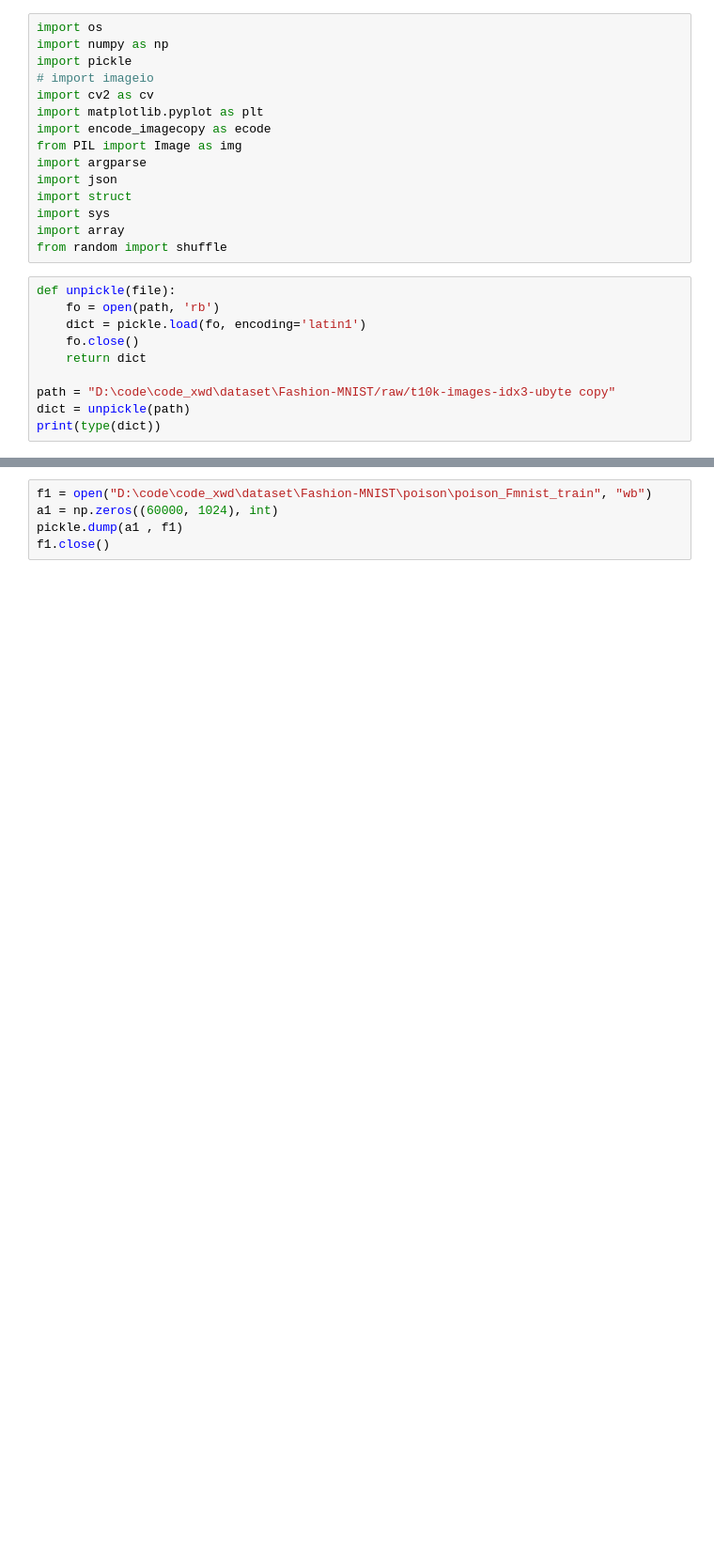
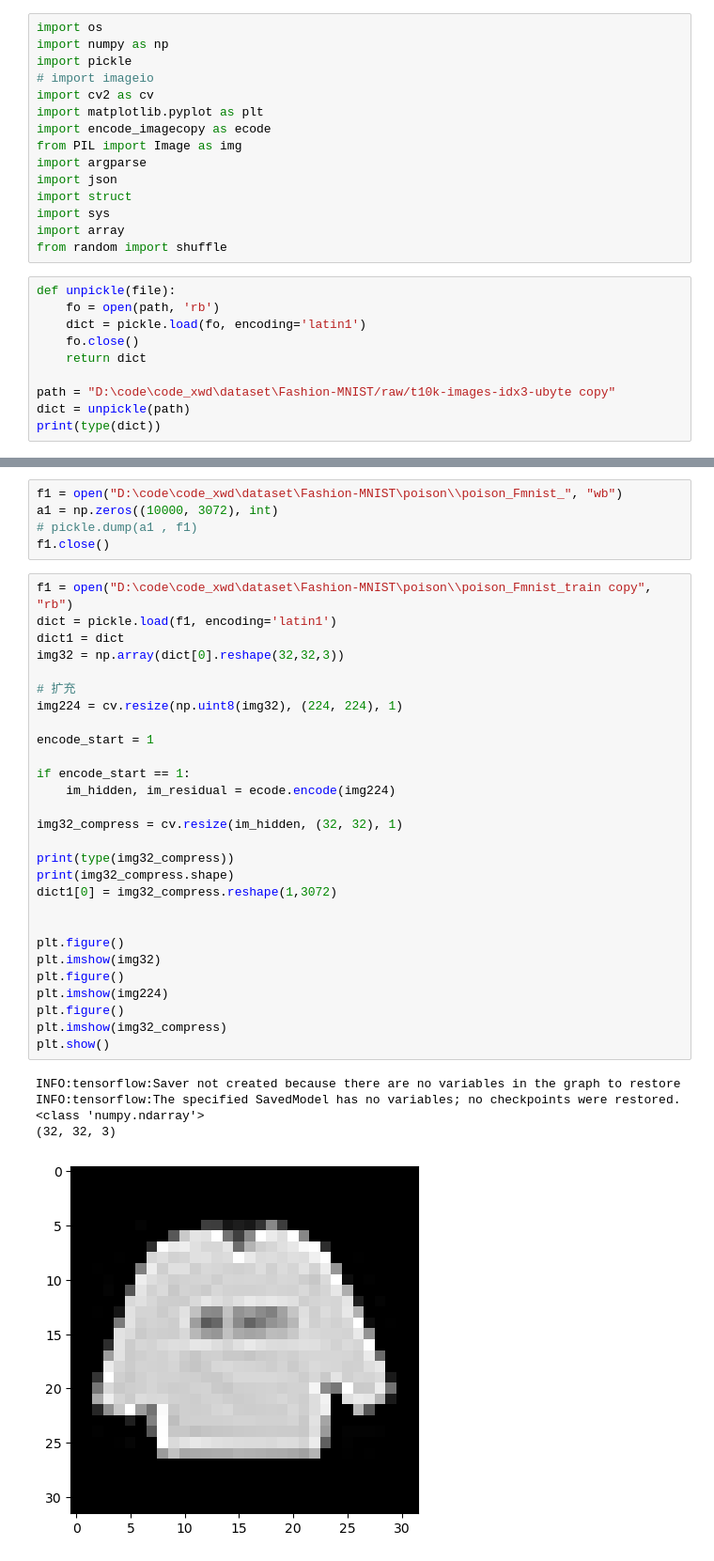
Before and after one commit to imomoe233/xwdaer_utils, a Jupyter notebook: read_change_mnist.ipynb, the cells around one changed output, grey strips where cells are left out. Shown at 94% size. Saved outputs shown, nothing was run; the diff lists cells and outputs as text; blank space fills up the shorter version.

```diff
--- a/read_change_mnist.ipynb
+++ b/read_change_mnist.ipynb
@@ -284,5 +293,39 @@ f1.close()
 # %%
-f1 = open("D:\code\code_xwd\dataset\Fashion-MNIST\poison\poison_Fmnist_train", "wb")
-a1 = np.zeros((60000, 1024), int)
-pickle.dump(a1 , f1)
+f1 = open("D:\code\code_xwd\dataset\Fashion-MNIST\poison\\poison_Fmnist_", "wb")
+a1 = np.zeros((10000, 3072), int)
+# pickle.dump(a1 , f1)
 f1.close()
+# %%
+f1 = open("D:\code\code_xwd\dataset\Fashion-MNIST\poison\\poison_Fmnist_train copy", "rb")
+dict = pickle.load(f1, encoding='latin1')
+dict1 = dict
+img32 = np.array(dict[0].reshape(32,32,3))
+
+# 扩充
+img224 = cv.resize(np.uint8(img32), (224, 224), 1)
+
+encode_start = 1
+
+if encode_start == 1:
+    im_hidden, im_residual = ecode.encode(img224)
+
+img32_compress = cv.resize(im_hidden, (32, 32), 1)
+
+print(type(img32_compress))
+print(img32_compress.shape)
+dict1[0] = img32_compress.reshape(1,3072)
+
+
+plt.figure()
+plt.imshow(img32)
+plt.figure()
+plt.imshow(img224)
+plt.figure()
+plt.imshow(img32_compress)
+plt.show()
+# %% [output]
+INFO:tensorflow:Saver not created because there are no variables in the graph to restore
+INFO:tensorflow:The specified SavedModel has no variables; no checkpoints were restored.
+<class 'numpy.ndarray'>
+(32, 32, 3)
+[figure, added]
```
Also changed, not shown: parts of 4 cells of this notebook, 2 other files.
